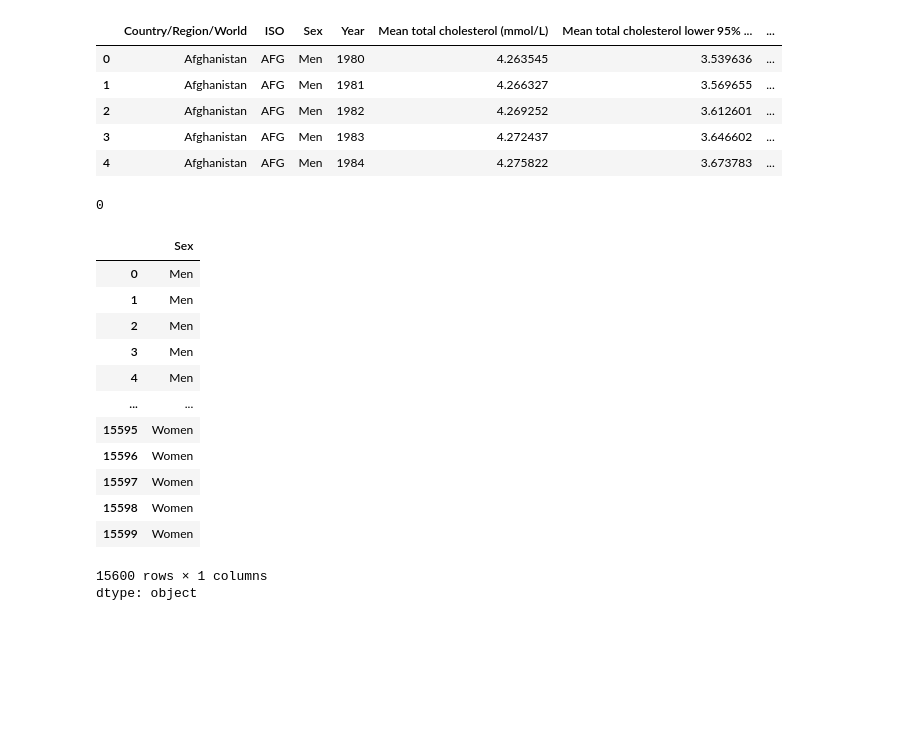
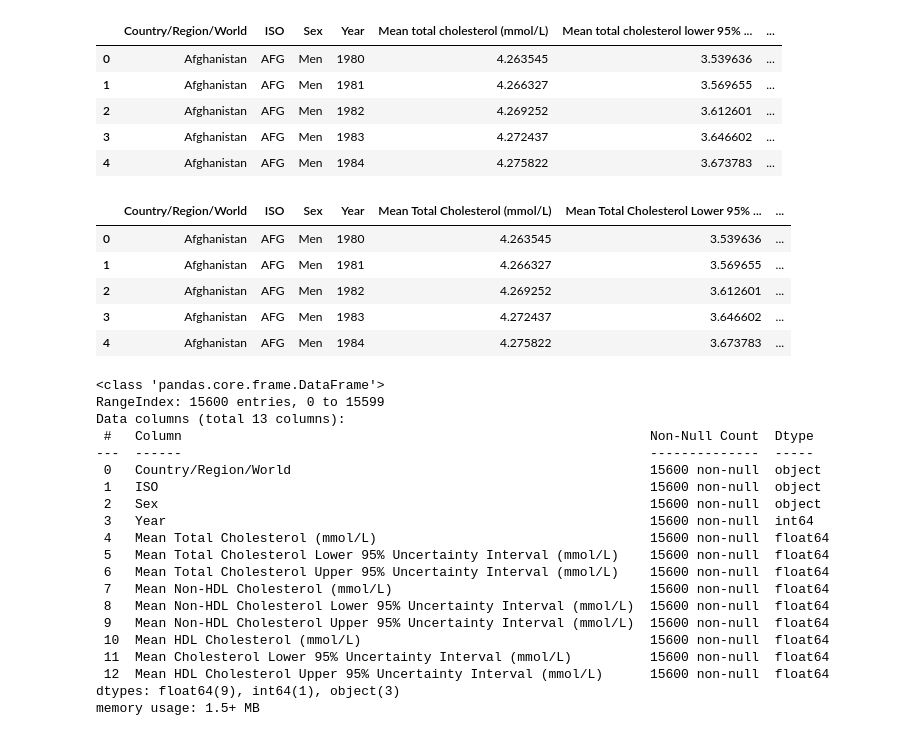
Before and after one commit to ariafcode/dsrp, a Jupyter notebook: dsrp.ipynb, the cells around one changed output. Cells and saved outputs as stored; diff of their text form; code cells hidden in the pictures; blank space fills up the shorter version.

```diff
--- a/dsrp.ipynb
+++ b/dsrp.ipynb
@@ -11,25 +11,44 @@ df.head(5)
 | 2 | Afghanistan | AFG | Men | 1982 | 4.269252 | 3.612601 | ... |
 | 3 | Afghanistan | AFG | Men | 1983 | 4.272437 | 3.646602 | ... |
 | 4 | Afghanistan | AFG | Men | 1984 | 4.275822 | 3.673783 | ... |
-# %%
-df.duplicated().sum()
-print(df.duplicated().sum())
-# %% [output]
-0
+# %%
+df = df.rename(columns={'Mean total cholesterol (mmol/L)': 'Mean Total Cholesterol (mmol/L)'})
+df = df.rename(columns={'Mean total cholesterol lower 95% uncertainty interval (mmol/L)':'Mean Total Cholesterol Lower 95% Uncertainty Interval (mmol/L)'})
+df = df.rename(columns={'Mean total cholesterol upper 95% uncertainty interval (mmol/L)':'Mean Total Cholesterol Upper 95% Uncertainty Interval (mmol/L)'})
+df = df.rename(columns={'Mean non-HDL cholesterol (mmol/L)':'Mean Non-HDL Cholesterol (mmol/L)'})
+df = df.rename(columns={'Mean non-HDL cholesterol lower 95% uncertainty interval (mmol/L)':'Mean Non-HDL Cholesterol Lower 95% Uncertainty Interval (mmol/L)'})
+df = df.rename(columns={'Mean non-HDL cholesterol upper 95% uncertainty interval (mmol/L)':'Mean Non-HDL Cholesterol Upper 95% Uncertainty Interval (mmol/L)'})
+df = df.rename(columns={'Mean HDL cholesterol (mmol/L)':'Mean HDL Cholesterol (mmol/L)'})
+df = df.rename(columns={'Mean HDL cholesterol lower 95% uncertainty interval (mmol/L)':'Mean Cholesterol Lower 95% Uncertainty Interval (mmol/L)'})
+df = df.rename(columns={'Mean HDL cholesterol upper 95% uncertainty interval (mmol/L)':'Mean HDL Cholesterol Upper 95% Uncertainty Interval (mmol/L)'})
+df.head()
+# %% [output]
+|  | Country/Region/World | ISO | Sex | Year | Mean Total Cholesterol (mmol/L) | Mean Total Cholesterol Lower 95% ... | ... |
+| 0 | Afghanistan | AFG | Men | 1980 | 4.263545 | 3.539636 | ... |
+| 1 | Afghanistan | AFG | Men | 1981 | 4.266327 | 3.569655 | ... |
+| 2 | Afghanistan | AFG | Men | 1982 | 4.269252 | 3.612601 | ... |
+| 3 | Afghanistan | AFG | Men | 1983 | 4.272437 | 3.646602 | ... |
+| 4 | Afghanistan | AFG | Men | 1984 | 4.275822 | 3.673783 | ... |
 # %%
-df['Sex']
+df.info()
 # %% [output]
-|  | Sex |
-| 0 | Men |
-| 1 | Men |
-| 2 | Men |
-| 3 | Men |
-| 4 | Men |
-| ... | ... |
-| 15595 | Women |
-| 15596 | Women |
-| 15597 | Women |
-| 15598 | Women |
-| 15599 | Women |
-15600 rows × 1 columns
-dtype: object
+<class 'pandas.core.frame.DataFrame'>
+RangeIndex: 15600 entries, 0 to 15599
+Data columns (total 13 columns):
+ #   Column                                                            Non-Null Count  Dtype
+---  ------                                                            --------------  -----
+ 0   Country/Region/World                                              15600 non-null  object
+ 1   ISO                                                               15600 non-null  object
+ 2   Sex                                                               15600 non-null  object
+ 3   Year                                                              15600 non-null  int64
+ 4   Mean Total Cholesterol (mmol/L)                                   15600 non-null  float64
+ 5   Mean Total Cholesterol Lower 95% Uncertainty Interval (mmol/L)    15600 non-null  float64
+ 6   Mean Total Cholesterol Upper 95% Uncertainty Interval (mmol/L)    15600 non-null  float64
+ 7   Mean Non-HDL Cholesterol (mmol/L)                                 15600 non-null  float64
+ 8   Mean Non-HDL Cholesterol Lower 95% Uncertainty Interval (mmol/L)  15600 non-null  float64
+ 9   Mean Non-HDL Cholesterol Upper 95% Uncertainty Interval (mmol/L)  15600 non-null  float64
+ 10  Mean HDL Cholesterol (mmol/L)                                     15600 non-null  float64
+ 11  Mean Cholesterol Lower 95% Uncertainty Interval (mmol/L)          15600 non-null  float64
+ 12  Mean HDL Cholesterol Upper 95% Uncertainty Interval (mmol/L)      15600 non-null  float64
+dtypes: float64(9), int64(1), object(3)
+memory usage: 1.5+ MB
```
